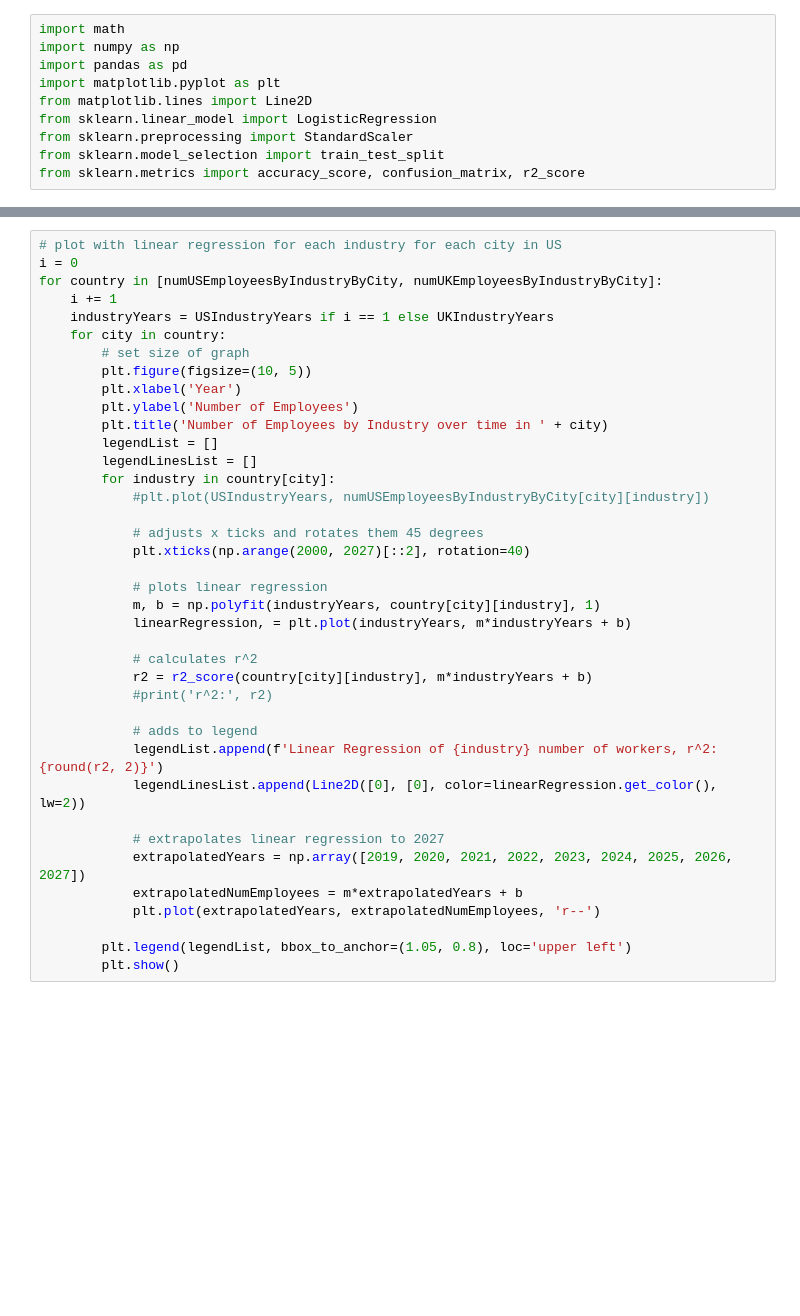
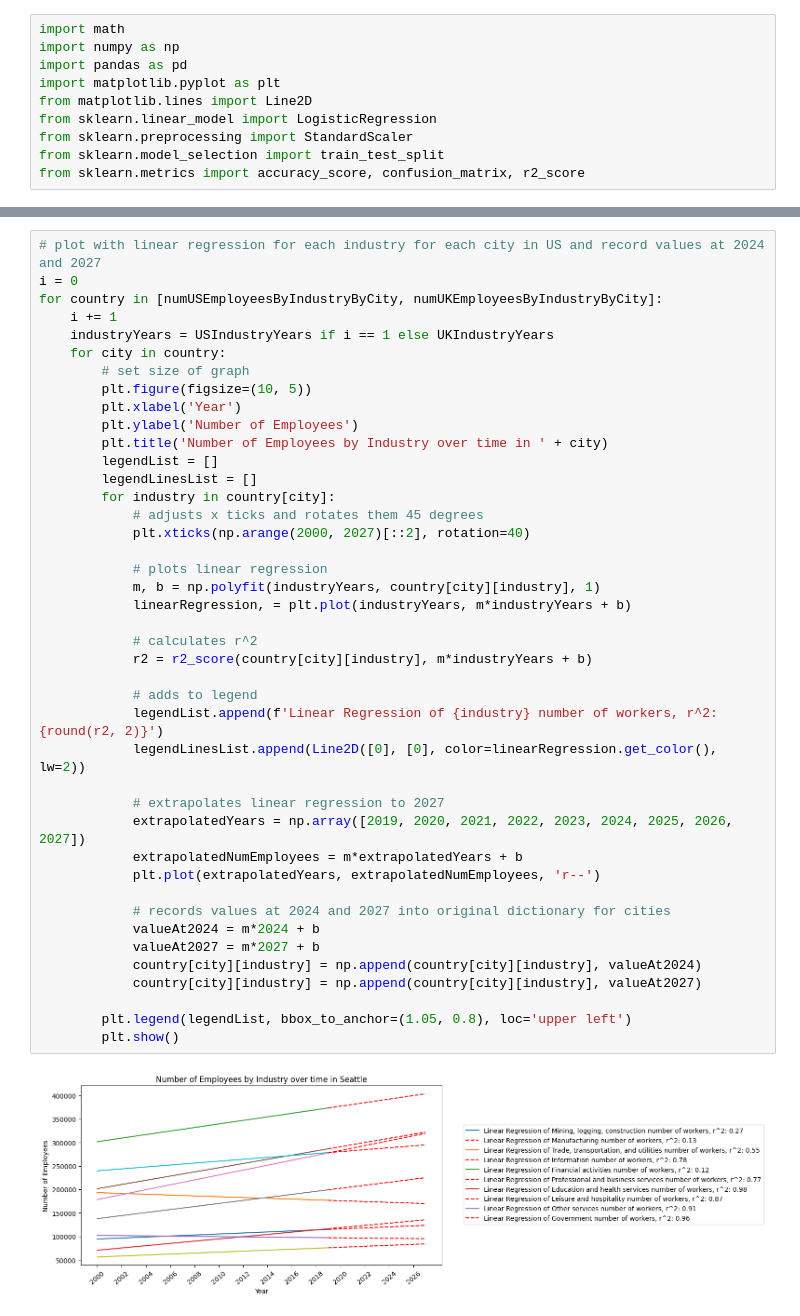
Before and after one commit to tristan-carter/M3StatsModellingChallenge, a Jupyter notebook: 2022/q1.ipynb, the cells around one changed output, grey strips where cells are left out. Cells and saved outputs as stored; diff of their text form; blank space fills up the shorter version.

```diff
--- a/2022/q1.ipynb
+++ b/2022/q1.ipynb
@@ -153,5 +156,5 @@ for city in numUSEmployeesByIndustryByCity:
 # %%
-# plot with linear regression for each industry for each city in US
+# plot with linear regression for each industry for each city in US and record values at 2024 and 2027
 i = 0
 for country in [numUSEmployeesByIndustryByCity, numUKEmployeesByIndustryByCity]:
     i += 1
@@ -159,33 +162,38 @@ for country in [numUSEmployeesByIndustryByCity, numUKEmployeesByIndustryByCity]:
     for city in country:
         # set size of graph
         plt.figure(figsize=(10, 5))
         plt.xlabel('Year')
         plt.ylabel('Number of Employees')
         plt.title('Number of Employees by Industry over time in ' + city)
         legendList = []
         legendLinesList = []
         for industry in country[city]:
-            #plt.plot(USIndustryYears, numUSEmployeesByIndustryByCity[city][industry])
-
             # adjusts x ticks and rotates them 45 degrees
             plt.xticks(np.arange(2000, 2027)[::2], rotation=40)
 
             # plots linear regression
             m, b = np.polyfit(industryYears, country[city][industry], 1)
             linearRegression, = plt.plot(industryYears, m*industryYears + b)
 
             # calculates r^2
             r2 = r2_score(country[city][industry], m*industryYears + b)
-            #print('r^2:', r2)
 
             # adds to legend
             legendList.append(f'Linear Regression of {industry} number of workers, r^2: {round(r2, 2)}')
             legendLinesList.append(Line2D([0], [0], color=linearRegression.get_color(), lw=2))
 
             # extrapolates linear regression to 2027
             extrapolatedYears = np.array([2019, 2020, 2021, 2022, 2023, 2024, 2025, 2026, 2027])
             extrapolatedNumEmployees = m*extrapolatedYears + b
             plt.plot(extrapolatedYears, extrapolatedNumEmployees, 'r--')
 
+            # records values at 2024 and 2027 into original dictionary for cities
+            valueAt2024 = m*2024 + b
+            valueAt2027 = m*2027 + b
+            country[city][industry] = np.append(country[city][industry], valueAt2024)
+            country[city][industry] = np.append(country[city][industry], valueAt2027)
+
         plt.legend(legendList, bbox_to_anchor=(1.05, 0.8), loc='upper left')
         plt.show()
+# %% [output]
+[figure, added]
```
Also changed, not shown: parts of 5 cells of this notebook, 2 other files.
